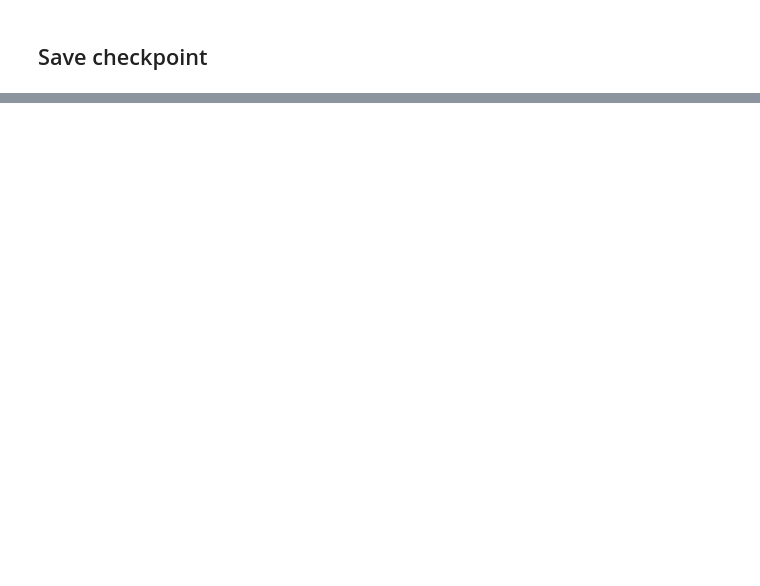
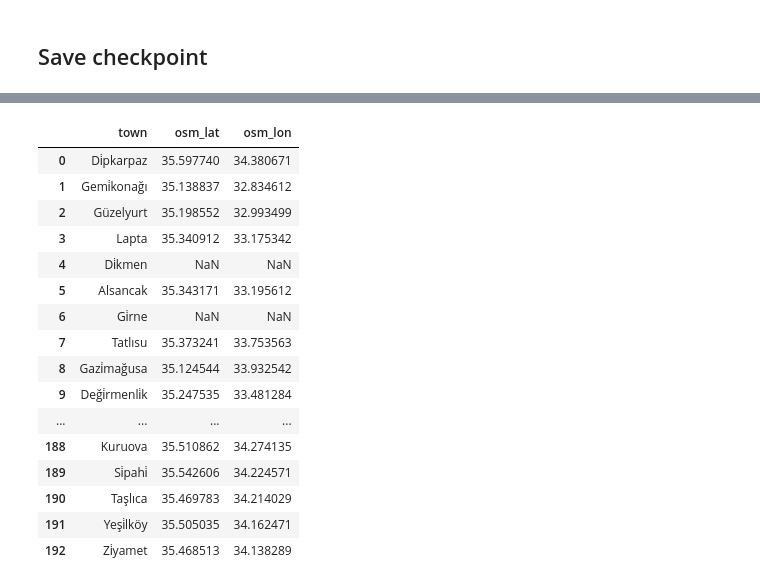
Before and after one commit to jgchaparro/CyprusDB, a Jupyter notebook: CyprusDB_generation.ipynb, the cells around one changed output, grey strips where cells are left out. Cells and saved outputs as stored; diff of their text form; code cells hidden in the pictures; blank space fills up the shorter version.

```diff
--- a/CyprusDB_generation.ipynb
+++ b/CyprusDB_generation.ipynb
@@ -1425,0 +1519,21 @@ census_df_trnc = pd.read_csv(f'checkpoints/secondary_checkpoints/TRNC_census_cp_
+# %%
+# Inspect results
+census_df_trnc[['town', 'osm_lat', 'osm_lon']]
+# %% [output]
+|  | town | osm_lat | osm_lon |
+| 0 | Di̇pkarpaz | 35.597740 | 34.380671 |
+| 1 | Gemi̇konağı | 35.138837 | 32.834612 |
+| 2 | Güzelyurt | 35.198552 | 32.993499 |
+| 3 | Lapta | 35.340912 | 33.175342 |
+| 4 | Di̇kmen | NaN | NaN |
+| 5 | Alsancak | 35.343171 | 33.195612 |
+| 6 | Gi̇rne | NaN | NaN |
+| 7 | Tatlısu | 35.373241 | 33.753563 |
+| 8 | Gazi̇mağusa | 35.124544 | 33.932542 |
+| 9 | Deği̇rmenli̇k | 35.247535 | 33.481284 |
+| ... | ... | ... | ... |
+| 188 | Kuruova | 35.510862 | 34.274135 |
+| 189 | Si̇pahi̇ | 35.542606 | 34.224571 |
+| 190 | Taşlıca | 35.469783 | 34.214029 |
+| 191 | Yeşi̇lköy | 35.505035 | 34.162471 |
+| 192 | Zi̇yamet | 35.468513 | 34.138289 |
```
Also changed, not shown: parts of 11 cells of this notebook.
